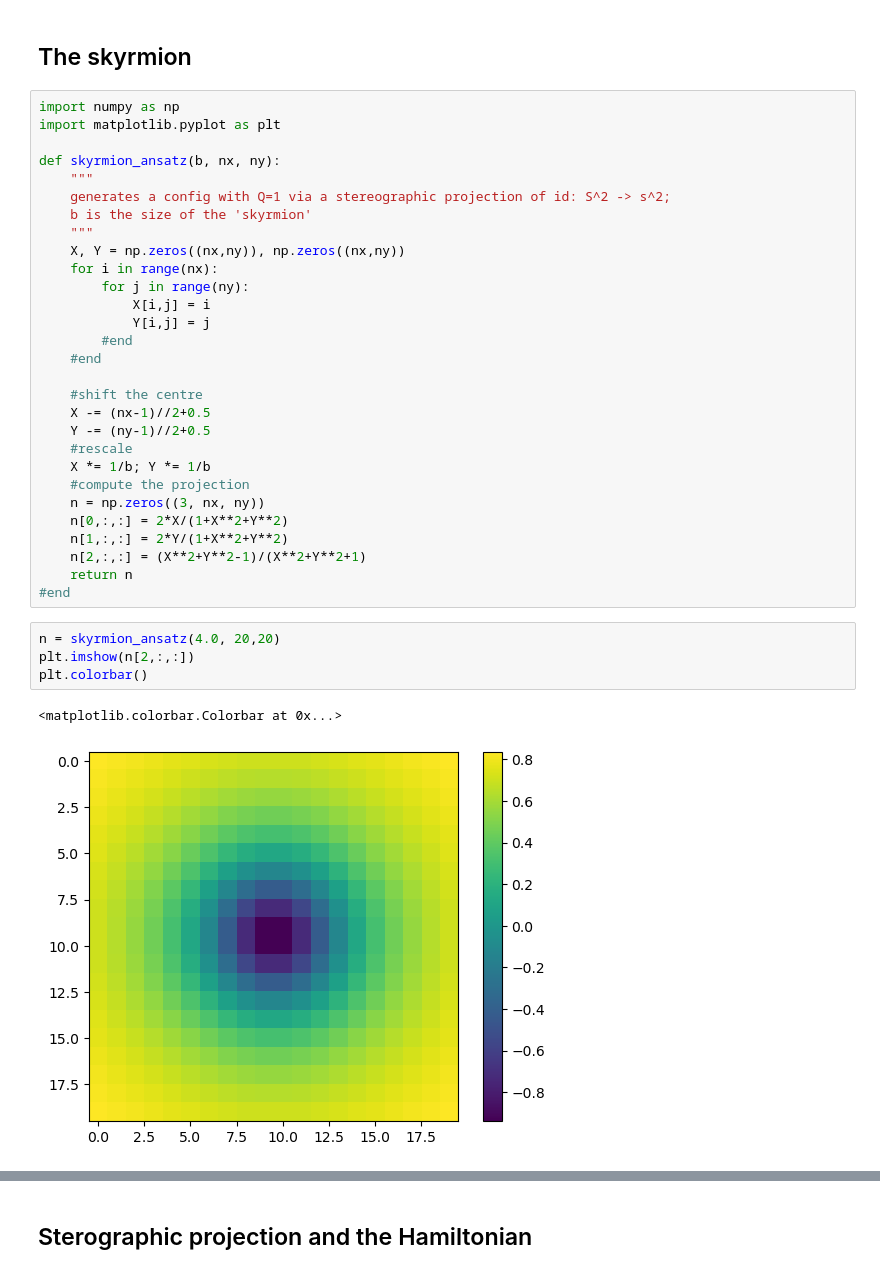
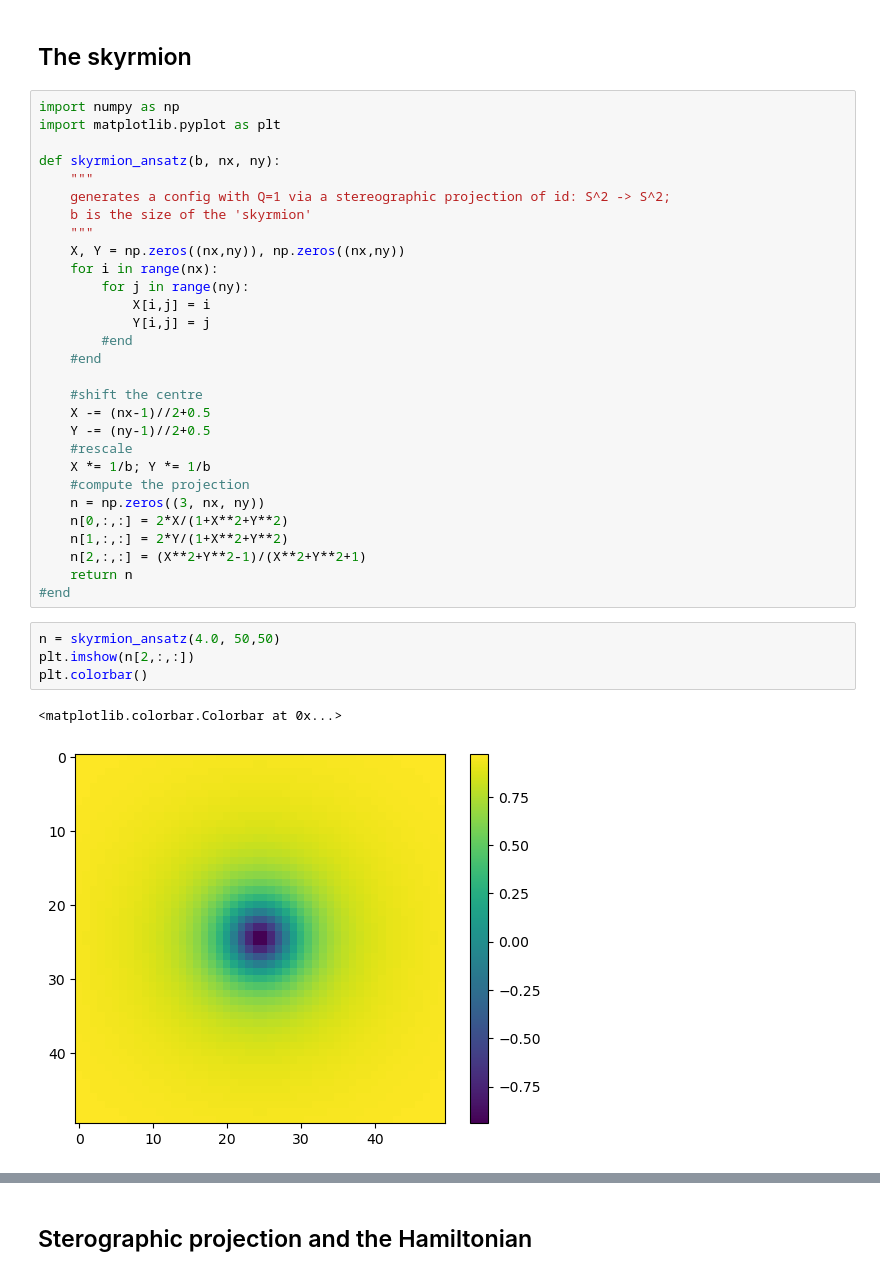
Before and after one commit to jan-chelmecki/skyrmion-tunnelling, a Jupyter notebook: instanton.ipynb, the cells around one changed output, grey strips where cells are left out. Saved outputs shown, nothing was run; the diff lists cells and outputs as text.

```diff
--- a/instanton.ipynb
+++ b/instanton.ipynb
@@ -8,7 +8,7 @@ import matplotlib.pyplot as plt
 
 def skyrmion_ansatz(b, nx, ny):
     """
-    generates a config with Q=1 via a stereographic projection of id: S^2 -> s^2;
+    generates a config with Q=1 via a stereographic projection of id: S^2 -> S^2;
     b is the size of the 'skyrmion'
     """
     X, Y = np.zeros((nx,ny)), np.zeros((nx,ny))
@@ -32,9 +32,9 @@ def skyrmion_ansatz(b, nx, ny):
     return n
 #end
 # %%
-n = skyrmion_ansatz(4.0, 20,20)
+n = skyrmion_ansatz(4.0, 50,50)
 plt.imshow(n[2,:,:])
 plt.colorbar()
 # %% [output]
 <matplotlib.colorbar.Colorbar at 0x...>
-[figure, old version]
+[figure, new version]
```
Also changed, not shown: parts of 8 cells of this notebook.
